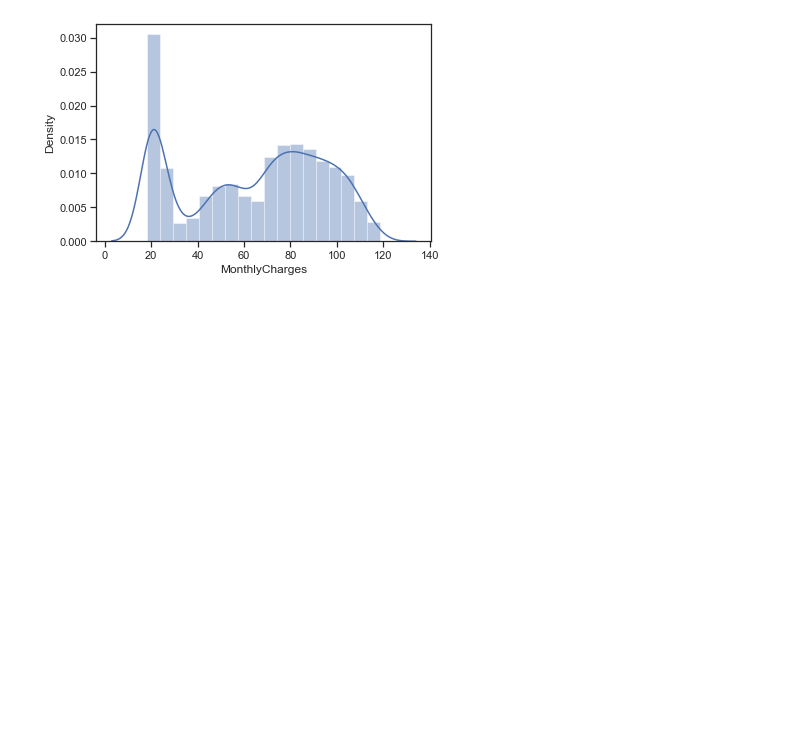
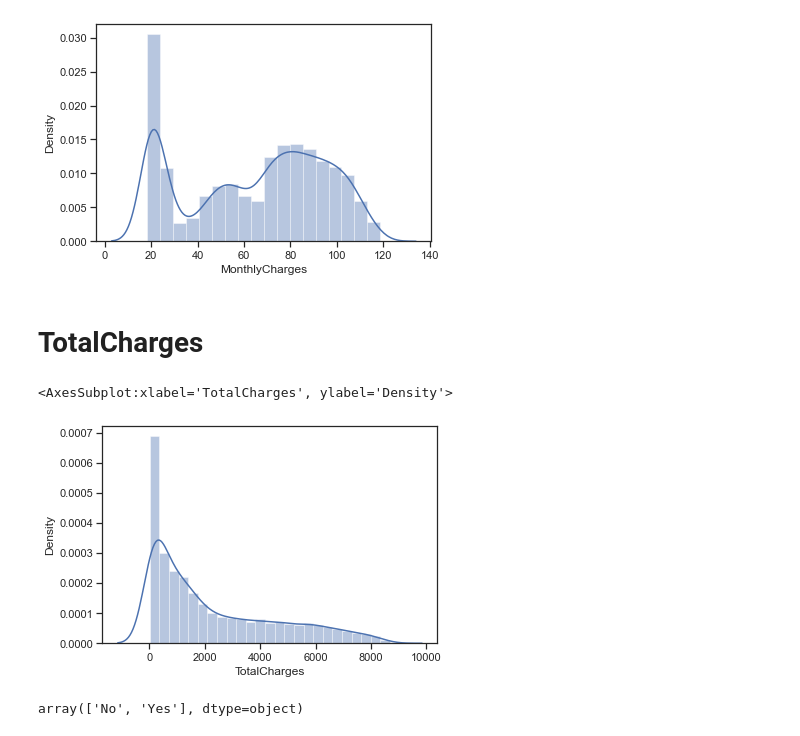
Before and after one commit to mohittomar2008/Customer-Churn-Analysis, a Jupyter notebook: Customer Churn Analysis.ipynb, the cells around one changed output. Saved outputs shown, nothing was run; the diff lists cells and outputs as text; code cells hidden in the pictures; blank space fills up the shorter version.

```diff
--- a/Customer Churn Analysis.ipynb
+++ b/Customer Churn Analysis.ipynb
@@ -566,3 +576,10 @@ sns.distplot(df['MonthlyCharges'])
 [figure]
 # %%
 # This is not Normal Distributed Data
+# %% [markdown]
+# TotalCharges
+# %%
+sns.distplot(df['TotalCharges'])
+# %% [output]
+<AxesSubplot:xlabel='TotalCharges', ylabel='Density'>
+[figure, added]
@@ -568,0 +591,4 @@ sns.distplot(df['MonthlyCharges'])
+# %%
+df['Churn'].unique()
+# %% [output]
+array(['No', 'Yes'], dtype=object)
```
Also changed, not shown: parts of 137 cells of this notebook, 1 other file.
